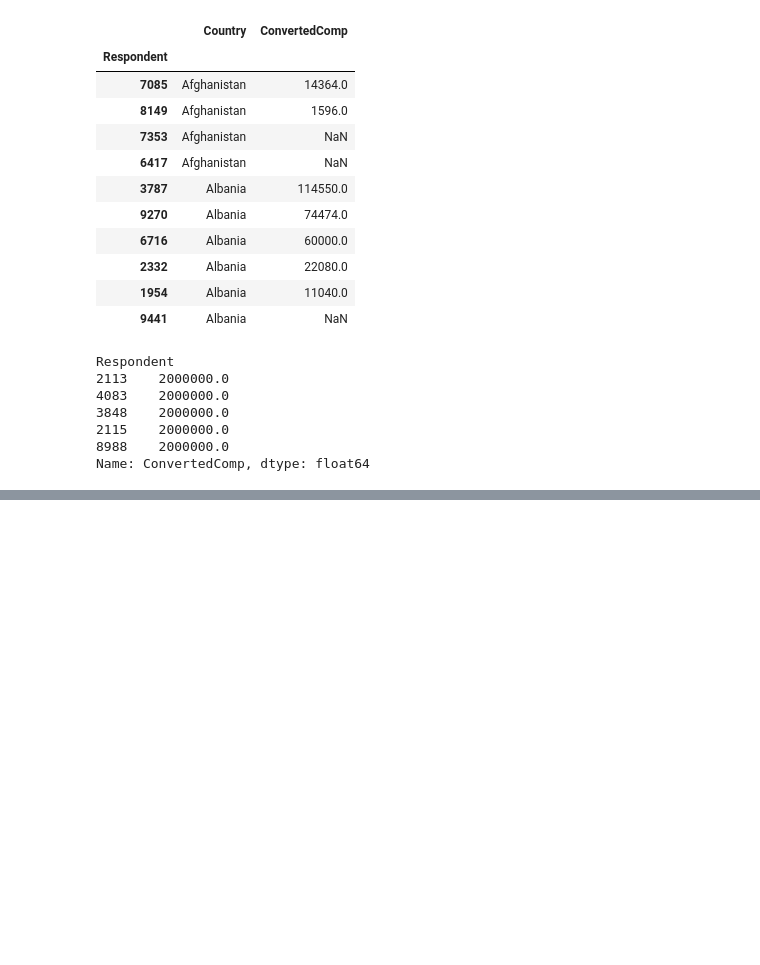
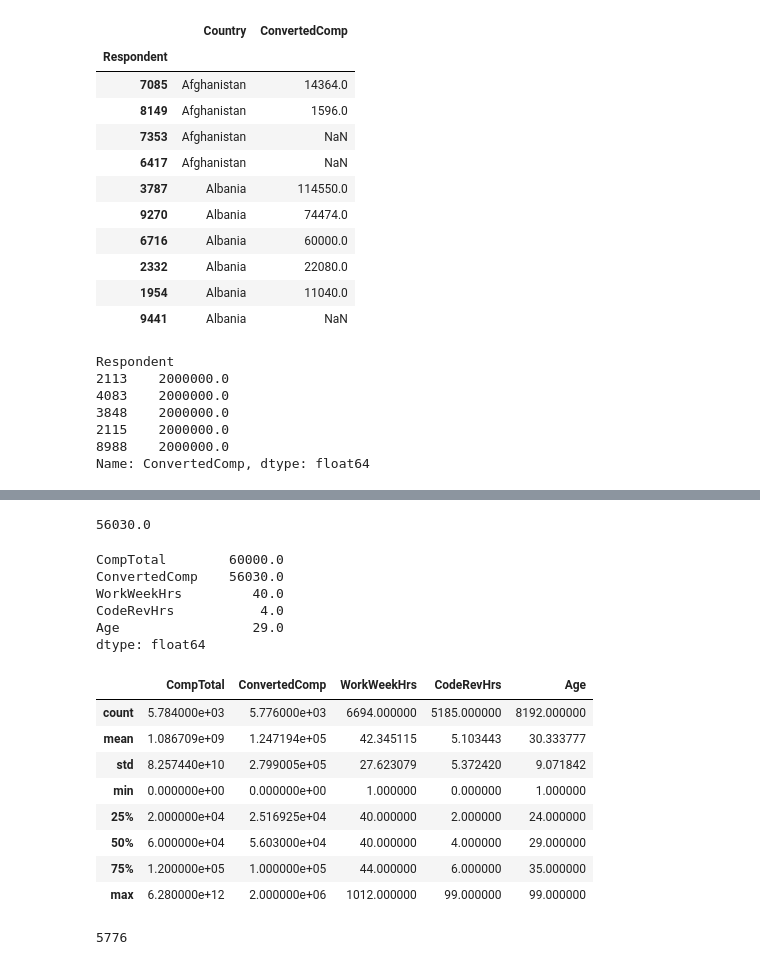
Before and after one commit to davidzheng66/python3, a Jupyter notebook: panda/panda1.ipynb, the cells around one changed output, grey strips where cells are left out. Cells and saved outputs as stored; diff of their text form; code cells hidden in the pictures; blank space fills up the shorter version.

```diff
--- a/panda/panda1.ipynb
+++ b/panda/panda1.ipynb
@@ -722,0 +756,29 @@ df.nlargest(5, 'ConvertedComp')
+# %%
+df['ConvertedComp'].median()
+# %% [output]
+56030.0
+# %%
+df.median()
+# %% [output]
+CompTotal        60000.0
+ConvertedComp    56030.0
+WorkWeekHrs         40.0
+CodeRevHrs           4.0
+Age                 29.0
+dtype: float64
+# %%
+df.describe()
+# %% [output]
+|  | CompTotal | ConvertedComp | WorkWeekHrs | CodeRevHrs | Age |
+| count | 5.784000e+03 | 5.776000e+03 | 6694.000000 | 5185.000000 | 8192.000000 |
+| mean | 1.086709e+09 | 1.247194e+05 | 42.345115 | 5.103443 | 30.333777 |
+| std | 8.257440e+10 | 2.799005e+05 | 27.623079 | 5.372420 | 9.071842 |
+| min | 0.000000e+00 | 0.000000e+00 | 1.000000 | 0.000000 | 1.000000 |
+| 25% | 2.000000e+04 | 2.516925e+04 | 40.000000 | 2.000000 | 24.000000 |
+| 50% | 6.000000e+04 | 5.603000e+04 | 40.000000 | 4.000000 | 29.000000 |
+| 75% | 1.200000e+05 | 1.000000e+05 | 44.000000 | 6.000000 | 35.000000 |
+| max | 6.280000e+12 | 2.000000e+06 | 1012.000000 | 99.000000 | 99.000000 |
+# %%
+df['ConvertedComp'].count()
+# %% [output]
+5776
```
Also changed, not shown: parts of 28 cells of this notebook.
